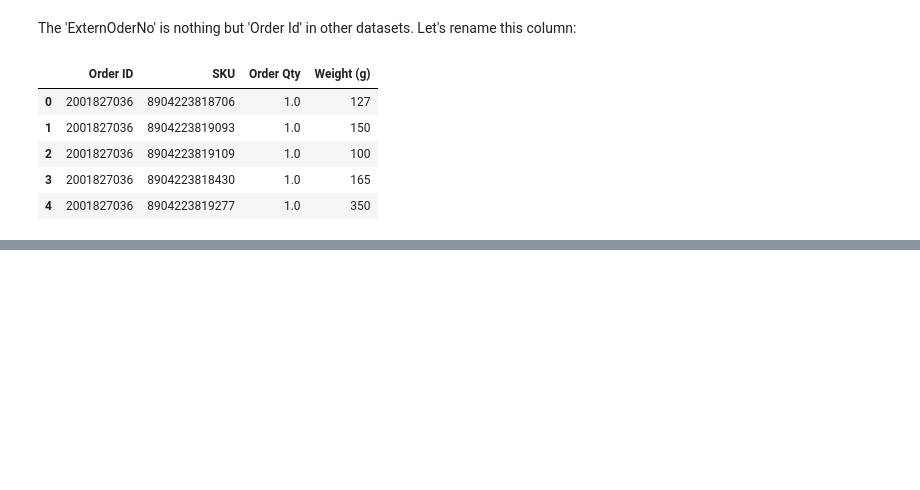
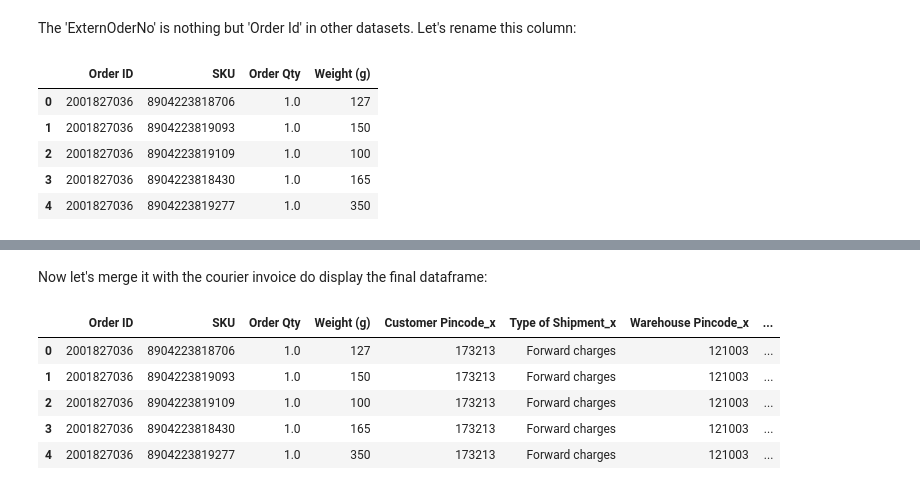
Before and after one commit to Anthonny20/AI-PROJECTS, a Jupyter notebook: B2B Courier Charges Accuracy Analysis/b2b_courier.ipynb, the cells around one changed output, grey strips where cells are left out. Drawn from its saved outputs; the diff is of its cells as text; code cells hidden in the pictures; blank space fills up the shorter version.

```diff
--- a/B2B Courier Charges Accuracy Analysis/b2b_courier.ipynb
+++ b/B2B Courier Charges Accuracy Analysis/b2b_courier.ipynb
@@ -179,0 +295,12 @@ merged_data.head()
+# %% [markdown]
+Now let's merge it with the courier invoice do display the final dataframe:
+# %%
+merged_output = merged2.merge(courier_invoice, on='Order ID')
+merged_output.head()
+# %% [output]
+|  | Order ID | SKU | Order Qty | Weight (g) | Customer Pincode_x | Type of Shipment_x | Warehouse Pincode_x | ... |
+| 0 | 2001827036 | 8904223818706 | 1.0 | 127 | 173213 | Forward charges | 121003 | ... |
+| 1 | 2001827036 | 8904223819093 | 1.0 | 150 | 173213 | Forward charges | 121003 | ... |
+| 2 | 2001827036 | 8904223819109 | 1.0 | 100 | 173213 | Forward charges | 121003 | ... |
+| 3 | 2001827036 | 8904223818430 | 1.0 | 165 | 173213 | Forward charges | 121003 | ... |
+| 4 | 2001827036 | 8904223819277 | 1.0 | 350 | 173213 | Forward charges | 121003 | ... |
```
Also changed, not shown: parts of 15 cells of this notebook.
